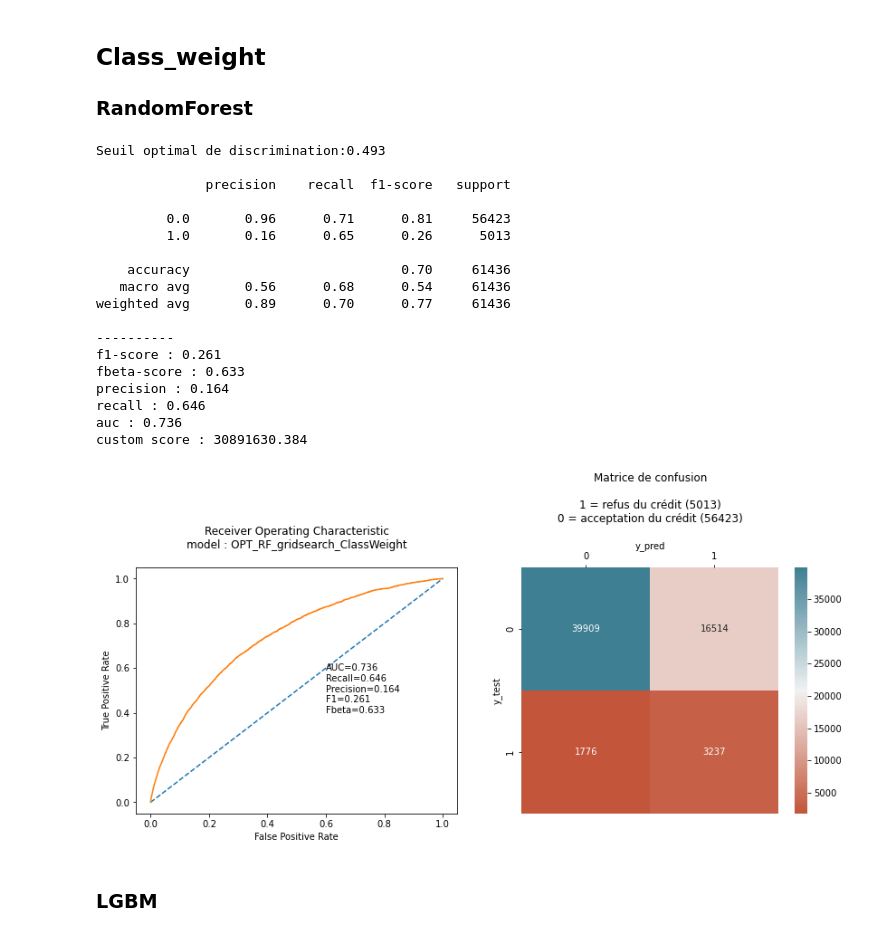
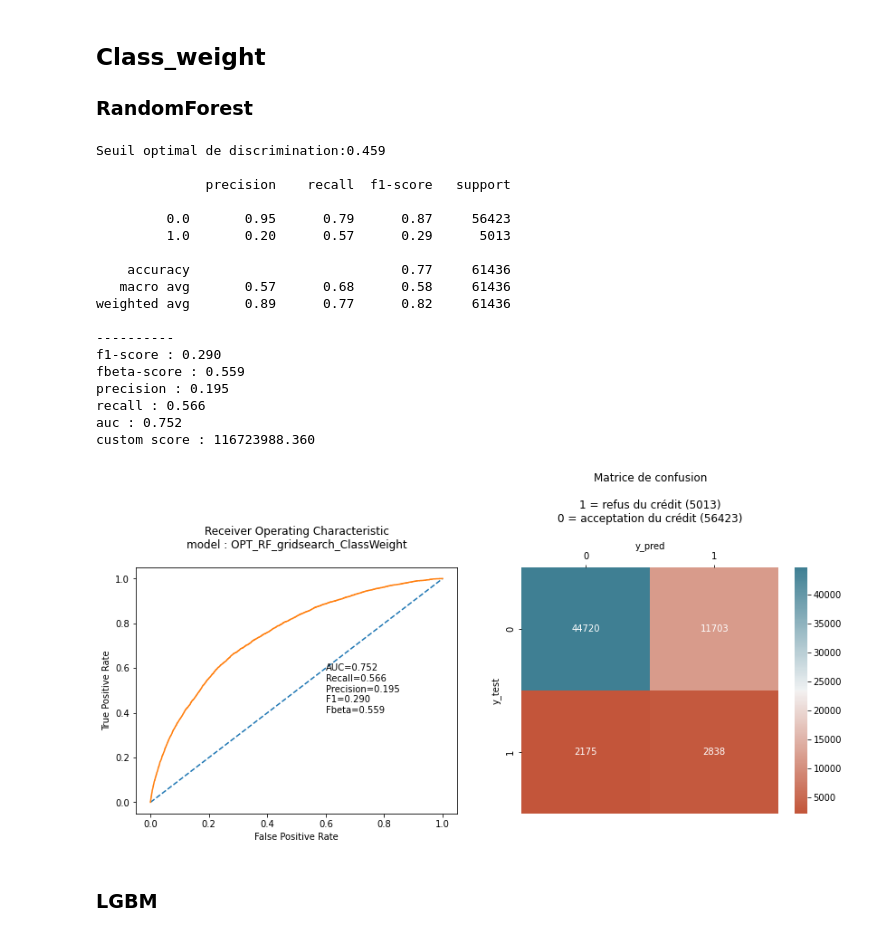
Before and after one commit to HDeBoissezon/P7, a Jupyter notebook: P7_Modelling.ipynb, the cells around one changed output. Saved outputs shown, nothing was run; the diff lists cells and outputs as text; code cells hidden in the pictures.

```diff
--- a/P7_Modelling.ipynb
+++ b/P7_Modelling.ipynb
@@ -1100,33 +1053,33 @@ resultats_optimisation
 # %%
 # configuration modèle
 model = RandomForestClassifier(random_state=10, class_weight={
     0: 1, 1: weight_positive})
 rf = make_pipeline(preprocessor, model)
 
 gridsearch_rf_CW = GridSearchCV(
-    estimator=rf, param_grid=param_grid_rf, scoring=fbeta_scorer, cv=5)
+    estimator=rf, param_grid=param_grid_rf, scoring=custom_score, cv=5)
 resultats_optimisation, gridsearch_rf_CW_opt = optimisation_param(
     gridsearch_rf_CW, "OPT_RF_gridsearch_ClassWeight", X_train, y_train, X_test, y_test, resultats_optimisation)
 # %% [output]
-Seuil optimal de discrimination:0.493
+Seuil optimal de discrimination:0.459
 
               precision    recall  f1-score   support
 
-         0.0       0.96      0.71      0.81     56423
-         1.0       0.16      0.65      0.26      5013
+         0.0       0.95      0.79      0.87     56423
+         1.0       0.20      0.57      0.29      5013
 
-    accuracy                           0.70     61436
-   macro avg       0.56      0.68      0.54     61436
-weighted avg       0.89      0.70      0.77     61436
+    accuracy                           0.77     61436
+   macro avg       0.57      0.68      0.58     61436
+weighted avg       0.89      0.77      0.82     61436
 
 ----------
-f1-score : 0.261
-fbeta-score : 0.633
-precision : 0.164
-recall : 0.646
-auc : 0.736
-custom score : 30891630.384
+f1-score : 0.290
+fbeta-score : 0.559
+precision : 0.195
+recall : 0.566
+auc : 0.752
+custom score : 116723988.360
-[figure, old version]
+[figure, new version]
 # %% [markdown]
   ### LGBM
 # %%
```
Also changed, not shown: parts of 91 cells of this notebook, 5 other files.
